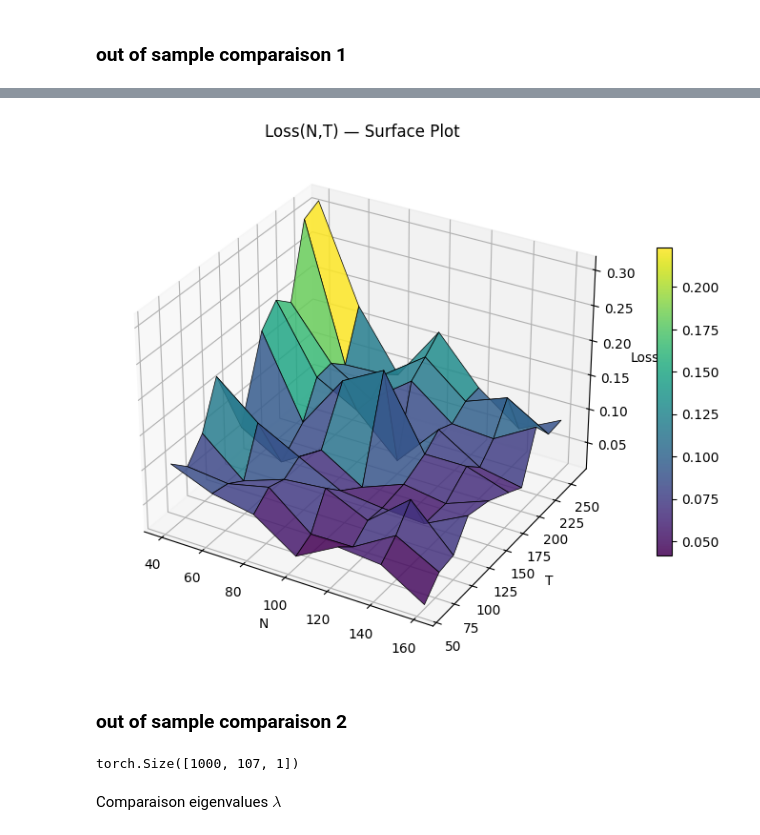
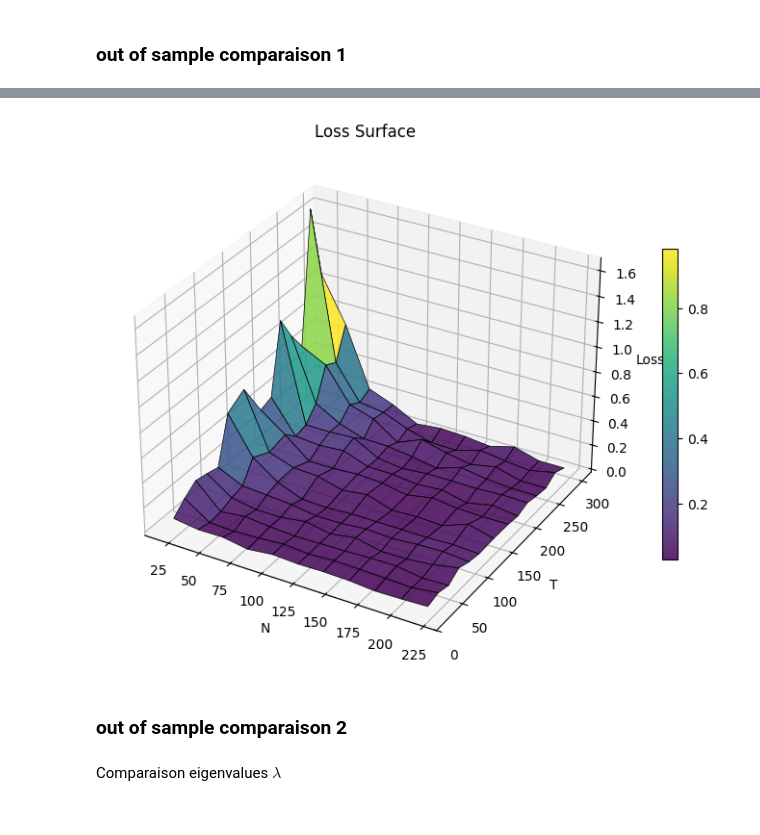
Before and after one commit to Armanddevacc/covariance-cleaning-nn, a Jupyter notebook: NN.ipynb, the cells around one changed output, grey strips where cells are left out. Drawn from its saved outputs; the diff is of its cells as text; code cells hidden in the pictures.

```diff
--- a/NN.ipynb
+++ b/NN.ipynb
@@ -239,7 +39,8 @@ T_max=200
 # %%
 # batch are full for now
-batch_size = 32
-epochs = 350
+batch_size = 32 # to be tunned
+epochs = 250
+
 for epoch in range(epochs):
     model.train()
     optimizer.zero_grad()
@@ -255,7 +56,7 @@ for epoch in range(epochs):
     optimizer.step()
     losses.append(loss.item())
 
-    # very noisy optimization we could increase lr when we could lower that certain value
+    # very noisy optimization we could lower lr as loss deacreases
     if (epoch+1) % 10 == 0:
         print(f"Epoch {epoch+1}/{epochs} — loss: {loss.item():.6f}")
 # %% [output]
@@ -289,5 +93,5 @@ we have to stop after the slow down of deacrese. otherwise we might face overfit
 ### out of sample comparaison 1
 # %%
 batch_size_oos_1 = 25
-N_list_test_1 = [40, 60, 80, 100, 120, 140, 160]
-T_list_test_1 = [60, 80, 100, 120, 150, 180, 200, 220, 240, 260]
+N_list_test_1 = [20, 40, 60, 80, 100, 120, 140, 160, 180,200,220]
+T_list_test_1 = [20, 40,60, 80, 100, 120, 150, 180, 200, 220, 240, 260, 280, 300]
@@ -300,6 +98,8 @@ N = 80
+# %%
+losses_value = []
 # %%
 for n in N_list_test_1:
     for t in T_list_test_1:
         lam_emp_oos_i, Q_emp_oos_i, Sigma_true_oos_i, T_t = next(data_generator(batch_size_oos_1, N_min=n, N_max=n, T_min=t, T_max=t))
         lam_pred_test_i = model(lam_emp_oos_i)
-        losses_t.append(loss_function(lam_pred_test_i, Q_emp_oos_i, Sigma_true_oos_i, T_t).item())
+        losses_value.append(loss_function(lam_pred_test_i, Q_emp_oos_i, Sigma_true_oos_i, T_t).item())
@@ -324,27 +106,28 @@ torch.Size([25, 160, 160]) torch.Size([25, 160, 160]) torch.Size([25, 160, 160])
 # %%
 # meshing
-loss_grid = np.array(losses_t).reshape(len(np.array(N_list_test_1)), len(np.array(T_list_test_1)))
+loss_grid = np.array(losses_value).reshape(len(np.array(N_list_test_1)), len(np.array(T_list_test_1)))
 N_mesh, T_mesh = np.meshgrid(np.array(N_list_test_1), np.array(T_list_test_1), indexing='ij')
 
 # plot
 fig = plt.figure(figsize=(10,7))
 ax = fig.add_subplot(111, projection='3d')
 
 surf = ax.plot_surface(N_mesh, T_mesh, loss_grid,
                        cmap='viridis',
                        edgecolor='k',
                        linewidth=0.5,
                        alpha=0.85)
 
 ax.set_xlabel("N")
 ax.set_ylabel("T")
 ax.set_zlabel("Loss")
-ax.set_title("Loss(N,T) — Surface Plot")
+ax.set_title("Loss Surface")
 
 fig.colorbar(surf, shrink=0.6)
+plt.savefig('images/loss_surface.png')
 plt.show()
 # %% [output]
-[figure, old version]
+[figure, new version]
 # %% [markdown]
 ### out of sample comparaison 2
 # %%
@@ -354,7 +137,3 @@ lam_emp_oos, Q_emp_oos, Sigma_true_oos, T = next(data_generator(batch_size_oos,
-# %%
-lam_emp_oos.shape
-# %% [output]
-torch.Size([1000, 107, 1])
 # %%
 lam_pred_test = model(lam_emp_oos)
 # %% [markdown]
```
Also changed, not shown: parts of 42 cells of this notebook, 8 other files.
